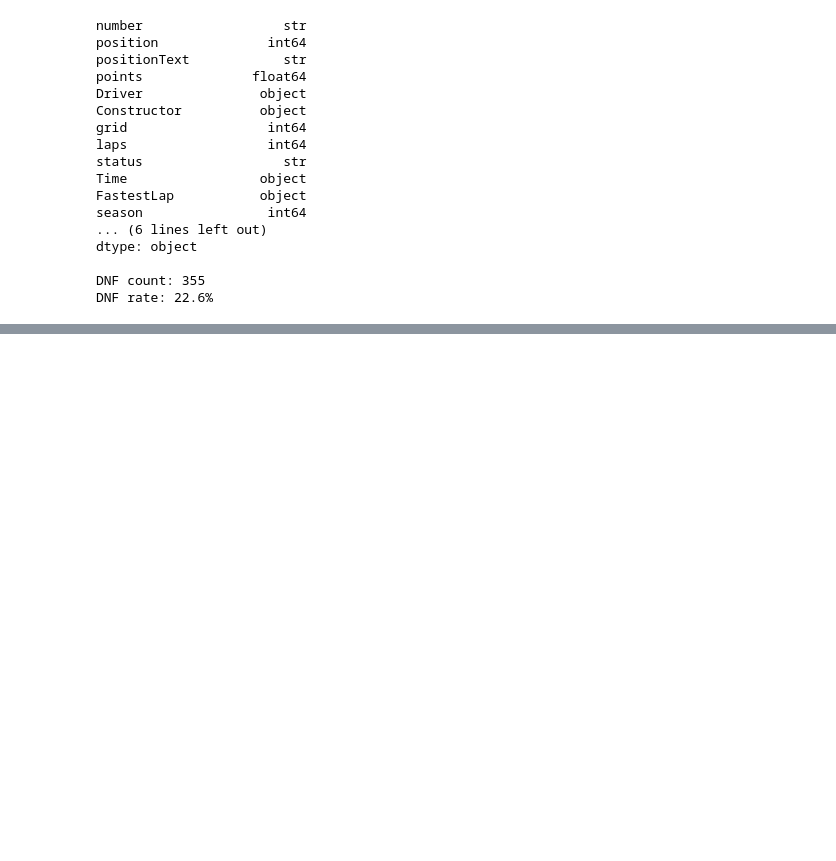
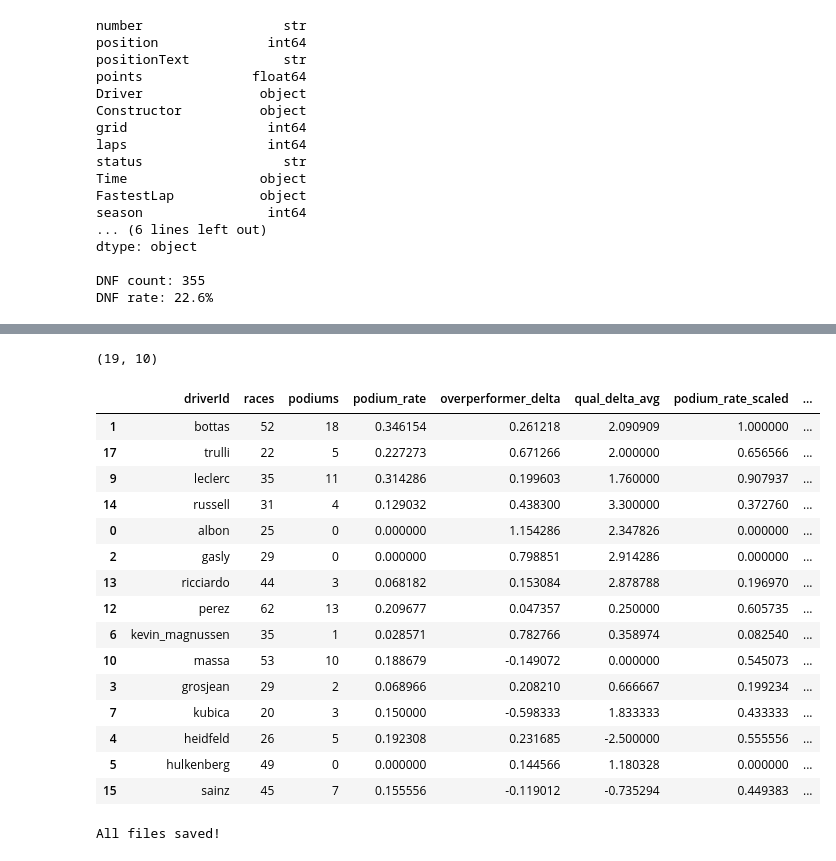
Before and after one commit to costa911/f1-analysis, a Jupyter notebook: f1_analysis.ipynb, the cells around one changed output, grey strips where cells are left out. Drawn from its saved outputs; the diff is of its cells as text; code cells hidden in the pictures; blank space fills up the shorter version.

Commit message:
all metrics completed, CSVs exported - podium rate, overperformer, teammate delta, composite score

```diff
--- a/f1_analysis.ipynb
+++ b/f1_analysis.ipynb
@@ -139,15 +162,16 @@ WDC winners in 2005-2025: <StringArray>
 Length: 8, dtype: str
 Total: 8
 # %%
-# Extract driverId from results Driver dict
+# CELL 7 - Filter to non-champions and extract key IDs
+# Extract driverId and constructorId from nested dicts
 df_results['driverId'] = df_results['Driver'].apply(lambda x: x['driverId'])
+df_results['constructorId'] = df_results['Constructor'].apply(lambda x: x['constructorId'])
 
-# Filter to non-champions only
 non_champions = df_results[~df_results['driverId'].isin(wdc_winners)]
 
 print(f"Total race entries: {len(df_results)}")
-print(f"Non-champion race entries: {len(non_champions)}")
-print(f"Unique non-champion drivers: {non_champions['driverId'].nunique()}")
+print(f"Non-champion race entries: {len(non_champions)}")  # Should be 1568
+print(f"Unique non-champion drivers: {non_champions['driverId'].nunique()}")  # Should be 85
 # %% [output]
 Total race entries: 2100
 Non-champion race entries: 1568
@@ -232,0 +234,15 @@ Name: count, dtype: int64
+# %%
+# CELL 10 - Metric 1: Podium rate (podiums / races entered) for non-champions
+# Exclude DNFs from race count - a DNF is not a representative race result
+podium_stats = merged[merged['dnf'] == False].groupby('driverId').agg(
+    races=('position', 'count'),
+    podiums=('position', lambda x: (x <= 3).sum())
+).reset_index()
+
+podium_stats['podium_rate'] = podium_stats['podiums'] / podium_stats['races']
+
+# Filter to drivers with at least 20 race finishes (removes backmarkers with lucky podiums)
+podium_stats = podium_stats[podium_stats['races'] >= 20]
+
+print(podium_stats.shape)
+podium_stats.sort_values('podium_rate', ascending=False).head(10)
@@ -232,0 +419,50 @@ Name: count, dtype: int64
+# %%
+# CELL 16 - Final composite score (podium rate + overperformer + teammate delta)
+composite_final = podium_stats.merge(
+    overperformer[['driverId', 'overperformer_delta']], on='driverId', how='inner'
+).merge(
+    teammate_delta[['driverId', 'qual_delta_avg']], on='driverId', how='inner'
+)
+
+scaler = MinMaxScaler()
+composite_final[['podium_rate_scaled', 'overperformer_scaled', 'teammate_scaled']] = scaler.fit_transform(
+    composite_final[['podium_rate', 'overperformer_delta', 'qual_delta_avg']]
+)
+
+composite_final['composite_score'] = (
+    composite_final['podium_rate_scaled'] +
+    composite_final['overperformer_scaled'] +
+    composite_final['teammate_scaled']
+) / 3
+
+print(composite_final.shape)
+composite_final.sort_values('composite_score', ascending=False).head(15)
+# %% [output]
+(19, 10)
+|  | driverId | races | podiums | podium_rate | overperformer_delta | qual_delta_avg | podium_rate_scaled | ... |
+| 1 | bottas | 52 | 18 | 0.346154 | 0.261218 | 2.090909 | 1.000000 | ... |
+| 17 | trulli | 22 | 5 | 0.227273 | 0.671266 | 2.000000 | 0.656566 | ... |
+| 9 | leclerc | 35 | 11 | 0.314286 | 0.199603 | 1.760000 | 0.907937 | ... |
+| 14 | russell | 31 | 4 | 0.129032 | 0.438300 | 3.300000 | 0.372760 | ... |
+| 0 | albon | 25 | 0 | 0.000000 | 1.154286 | 2.347826 | 0.000000 | ... |
+| 2 | gasly | 29 | 0 | 0.000000 | 0.798851 | 2.914286 | 0.000000 | ... |
+| 13 | ricciardo | 44 | 3 | 0.068182 | 0.153084 | 2.878788 | 0.196970 | ... |
+| 12 | perez | 62 | 13 | 0.209677 | 0.047357 | 0.250000 | 0.605735 | ... |
+| 6 | kevin_magnussen | 35 | 1 | 0.028571 | 0.782766 | 0.358974 | 0.082540 | ... |
+| 10 | massa | 53 | 10 | 0.188679 | -0.149072 | 0.000000 | 0.545073 | ... |
+| 3 | grosjean | 29 | 2 | 0.068966 | 0.208210 | 0.666667 | 0.199234 | ... |
+| 7 | kubica | 20 | 3 | 0.150000 | -0.598333 | 1.833333 | 0.433333 | ... |
+| 4 | heidfeld | 26 | 5 | 0.192308 | 0.231685 | -2.500000 | 0.555556 | ... |
+| 5 | hulkenberg | 49 | 0 | 0.000000 | 0.144566 | 1.180328 | 0.000000 | ... |
+| 15 | sainz | 45 | 7 | 0.155556 | -0.119012 | -0.735294 | 0.449383 | ... |
+# %%
+# CELL 17 - Export all datasets to CSV
+merged.to_csv('f1_merged_clean.csv', index=False)
+podium_stats.to_csv('f1_podium_stats.csv', index=False)
+overperformer.to_csv('f1_overperformer.csv', index=False)
+teammate_delta.to_csv('f1_teammate_delta.csv', index=False)
+composite_final.to_csv('f1_composite_final.csv', index=False)
+
+print("All files saved!")
+# %% [output]
+All files saved!
```
Also changed, not shown: parts of 14 cells of this notebook, 6 other files.
